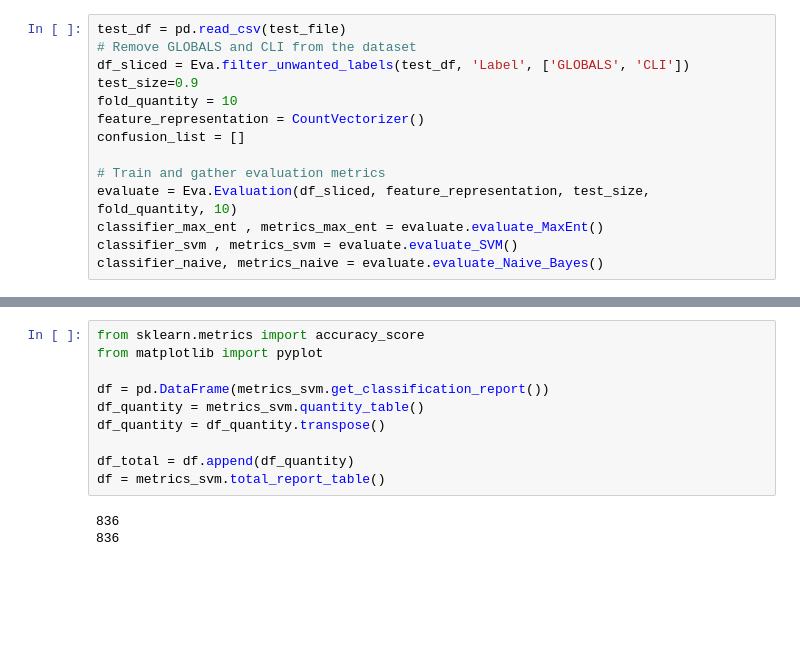
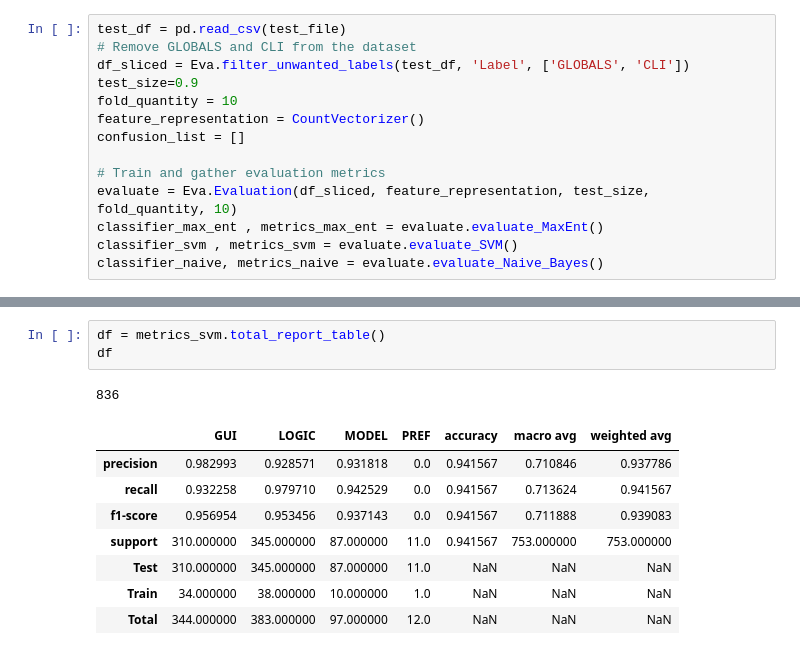
Before and after one commit to alexanderflorean/BSc-JavSoCoClassifier, a Jupyter notebook: jupyter/jabref_preprocess.ipynb, the cells around one changed output, grey strips where cells are left out. Cells and saved outputs as stored; diff of their text form; blank space fills up the shorter version.

```diff
--- a/jupyter/jabref_preprocess.ipynb
+++ b/jupyter/jabref_preprocess.ipynb
@@ -503,13 +503,13 @@ NAIVE_BAYES #########################################
-# %%
-from sklearn.metrics import accuracy_score
-from matplotlib import pyplot
-
-df = pd.DataFrame(metrics_svm.get_classification_report())
-df_quantity = metrics_svm.quantity_table()
-df_quantity = df_quantity.transpose()
-
-df_total = df.append(df_quantity)
-df = metrics_svm.total_report_table()
-# %% [output]
-836
-836
+# %%
+df = metrics_svm.total_report_table()
+df
+# %% [output]
+836
+|  | GUI | LOGIC | MODEL | PREF | accuracy | macro avg | weighted avg |
+| precision | 0.982993 | 0.928571 | 0.931818 | 0.0 | 0.941567 | 0.710846 | 0.937786 |
+| recall | 0.932258 | 0.979710 | 0.942529 | 0.0 | 0.941567 | 0.713624 | 0.941567 |
+| f1-score | 0.956954 | 0.953456 | 0.937143 | 0.0 | 0.941567 | 0.711888 | 0.939083 |
+| support | 310.000000 | 345.000000 | 87.000000 | 11.0 | 0.941567 | 753.000000 | 753.000000 |
+| Test | 310.000000 | 345.000000 | 87.000000 | 11.0 | NaN | NaN | NaN |
+| Train | 34.000000 | 38.000000 | 10.000000 | 1.0 | NaN | NaN | NaN |
+| Total | 344.000000 | 383.000000 | 97.000000 | 12.0 | NaN | NaN | NaN |
```
Also changed, not shown: parts of 6 cells of this notebook, 1 other file.
